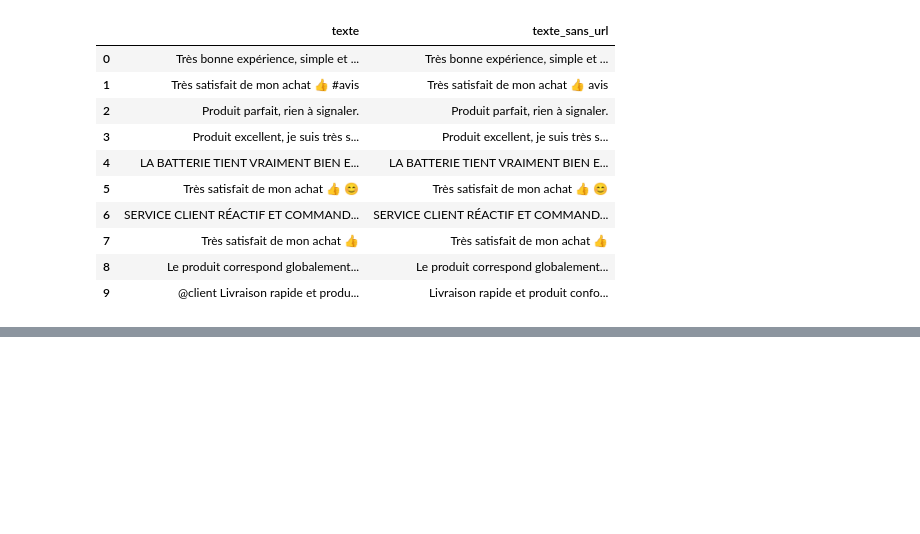
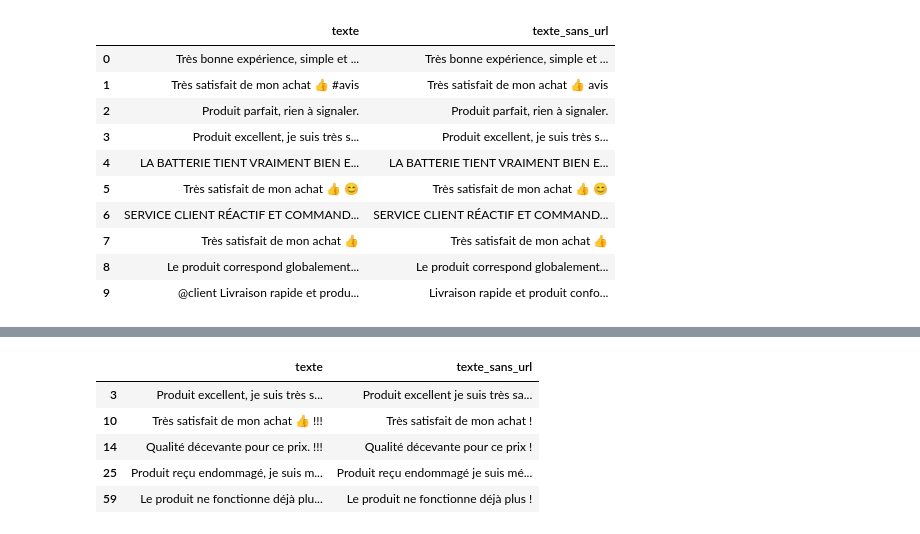
Before and after one commit to Atou-D10/atelier_prepa_donnees_textuelles, a Jupyter notebook: notebooks/atelier_prepa_donnees_textuelles.ipynb, the cells around one changed output, grey strips where cells are left out. Cells and saved outputs as stored; diff of their text form; code cells hidden in the pictures; blank space fills up the shorter version.

Commit message:
Partie 2 - Q6: traitement de la ponctuation (repetition normalisee, ponctuation neutre retiree)

```diff
--- a/notebooks/atelier_prepa_donnees_textuelles.ipynb
+++ b/notebooks/atelier_prepa_donnees_textuelles.ipynb
@@ -461,0 +468,16 @@ df[['texte', 'texte_sans_url']].head(10)
+# %%
+# Partie 2 - Question 6 : Traitement de la ponctuation
+# Normaliser la ponctuation répétée (!!!, ???, ... -> un seul caractère)
+df['texte_sans_url'] = df['texte_sans_url'].str.replace(r'([!?.]){2,}', r'\1', regex=True)
+
+# Supprimer toute ponctuation SAUF ! et ?
+df['texte_sans_url'] = df['texte_sans_url'].str.replace(r'[^\w\s!?àâäéèêëïîôöùûüÿçÀÂÄÉÈÊËÏÎÔÖÙÛÜŸÇ]', '', regex=True)
+
+df[df['a_ponctuation_repetee']][['texte', 'texte_sans_url']].head(5)
+# %% [output]
+|  | texte | texte_sans_url |
+| 3 | Produit excellent, je suis très s... | Produit excellent je suis très sa... |
+| 10 | Très satisfait de mon achat 👍 !!! | Très satisfait de mon achat ! |
+| 14 | Qualité décevante pour ce prix. !!! | Qualité décevante pour ce prix ! |
+| 25 | Produit reçu endommagé, je suis m... | Produit reçu endommagé je suis mé... |
+| 59 | Le produit ne fonctionne déjà plu... | Le produit ne fonctionne déjà plus ! |
```
Also changed, not shown: parts of 1 cell of this notebook.
